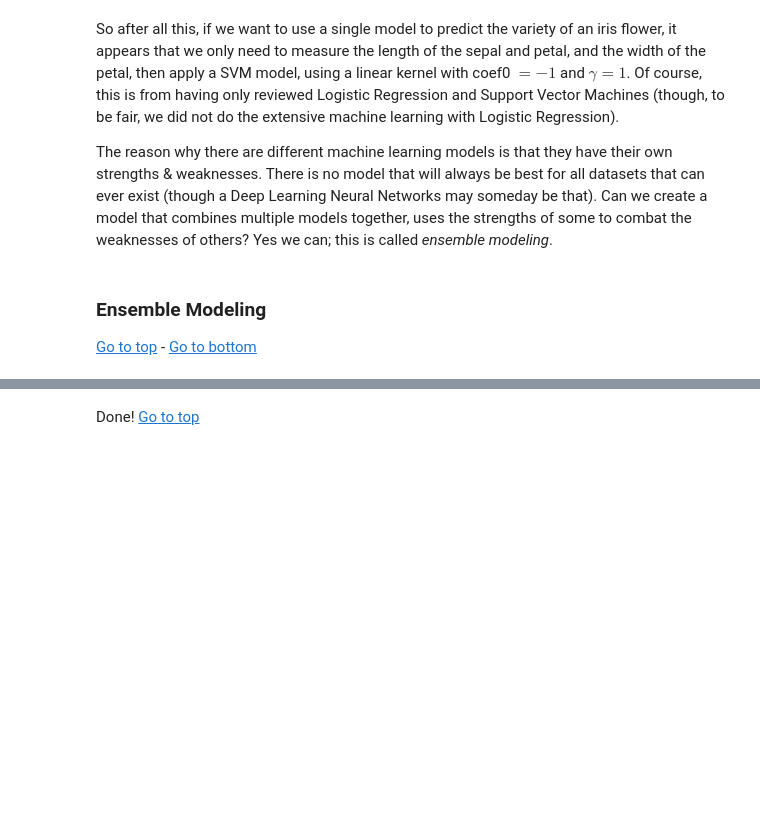
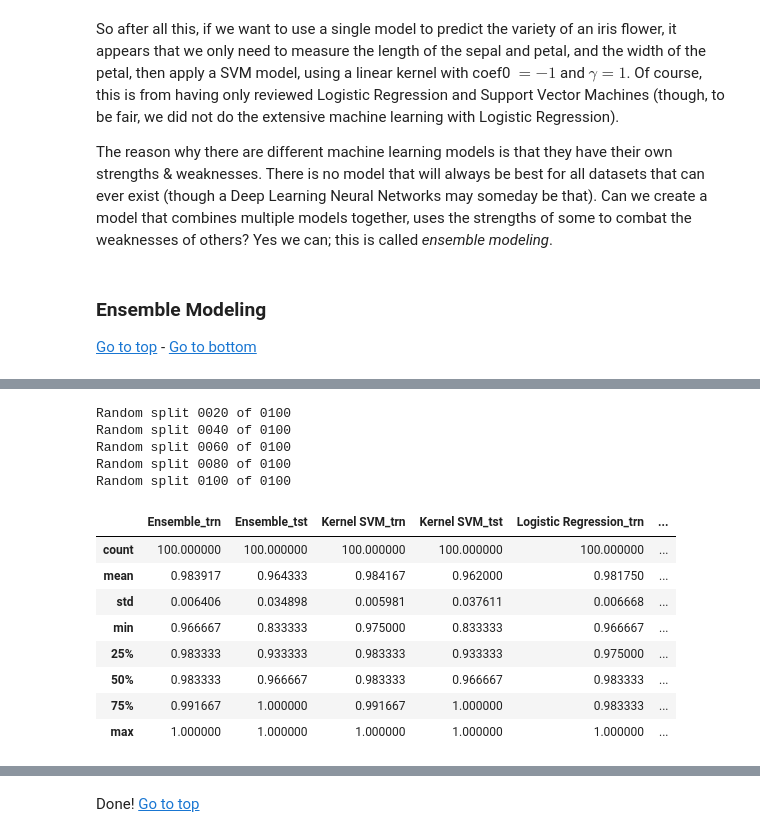
Before and after one commit to ahowe42/MachineLearningKernelsDemo, a Jupyter notebook: MachineLearningKernelsDemo.ipynb, the cells around one changed output, grey strips where cells are left out. Cells and saved outputs as stored; diff of their text form; code cells hidden in the pictures; blank space fills up the shorter version.

```diff
--- a/MachineLearningKernelsDemo.ipynb
+++ b/MachineLearningKernelsDemo.ipynb
@@ -1007,37 +1007,53 @@ Scikit-learn documentation currently lists almost 20 [ensemble methods](https://
 models = ['Ensemble','Logistic Regression', 'Kernel SVM']
 LGRG = LogisticRegression(multi_class='ovr', max_iter=500, n_jobs=-1, random_state=42)
 KSVM = SVC(kernel=GSC.best_params_['kernel'], degree=GSC.best_params_['degree'],
-           gamma=GSC.best_params_['gamma'], coef0=GSC.best_params_['coef0'], random_state=42)
+           gamma=GSC.best_params_['gamma'], coef0=GSC.best_params_['coef0'],
+           probability=True, random_state=42) # probability=True needed if votRule='soft'
 
 # setup the voting classifier
-vot = 'hard' # hard = uses predicted class labels for majority voting; soft = uses predicted probabilities
-votClas = VotingClassifier(estimators=[('Logistic Regression', LGRG), ('Kernel SVM', KSVM)], n_jobs=-1)
+votRule = 'soft' # hard = uses predicted class labels for majority voting; soft = uses predicted probabilities
+votClas = VotingClassifier(estimators=[('Logistic Regression', LGRG), ('Kernel SVM', KSVM)], voting=votRule, n_jobs=-1)
 
 # perform the cross-validation model evaluation
 crossValScores = np.zeros((2, crossVal.n_splits, 3), dtype=float)
 talkFreq = int(0.2*crossVal.n_splits)
 for i,(trn, tst) in enumerate(crossVal.split(data, labl)):
     # talk
     if (i+1) % talkFreq == 0:
         print('Random split %04d of %04d'%(i+1,splits))
     # get the training / testing data
     trnData = data[trn]; trnLabl = labl[trn]
     tstData = data[tst]; tstLabl = labl[tst]
     # fit & score
     votClas.fit(X=trnData, y=trnLabl)
     crossValScores[0,i,0] = votClas.score(X=trnData, y=trnLabl)
     crossValScores[1,i,0] = votClas.score(X=tstData, y=tstLabl)
     # do the same for the component models
     crossValScores[0,i,1] = votClas.named_estimators_['Logistic Regression'].score(X=trnData, y=trnLabl)
     crossValScores[1,i,1] = votClas.named_estimators_['Logistic Regression'].score(X=tstData, y=tstLabl)
     crossValScores[0,i,2] = votClas.named_estimators_['Kernel SVM'].score(X=trnData, y=trnLabl)
     crossValScores[1,i,2] = votClas.named_estimators_['Kernel SVM'].score(X=tstData, y=tstLabl)
 
 # summarize & talk
 trnScores = pd.DataFrame(data=crossValScores[0,:,:], columns=models)
 tstScores = pd.DataFrame(data=crossValScores[1,:,:], columns=models)
 scores = trnScores.join(tstScores, how='inner', lsuffix='_trn', rsuffix='_tst').sort_index(axis=1)
 display(scores.describe())
+# %% [output]
+Random split 0020 of 0100
+Random split 0040 of 0100
+Random split 0060 of 0100
+Random split 0080 of 0100
+Random split 0100 of 0100
+|  | Ensemble_trn | Ensemble_tst | Kernel SVM_trn | Kernel SVM_tst | Logistic Regression_trn | ... |
+| count | 100.000000 | 100.000000 | 100.000000 | 100.000000 | 100.000000 | ... |
+| mean | 0.983917 | 0.964333 | 0.984167 | 0.962000 | 0.981750 | ... |
+| std | 0.006406 | 0.034898 | 0.005981 | 0.037611 | 0.006668 | ... |
+| min | 0.966667 | 0.833333 | 0.975000 | 0.833333 | 0.966667 | ... |
+| 25% | 0.983333 | 0.933333 | 0.983333 | 0.933333 | 0.975000 | ... |
+| 50% | 0.983333 | 0.966667 | 0.983333 | 0.966667 | 0.983333 | ... |
+| 75% | 0.991667 | 1.000000 | 0.991667 | 1.000000 | 0.983333 | ... |
+| max | 1.000000 | 1.000000 | 1.000000 | 1.000000 | 1.000000 | ... |
 # %%
 ''' demonstrate stacking classifier '''
 # setup the stacked classifier (using the same models as the voting classifier)
```
Also changed, not shown: parts of 7 cells of this notebook.
